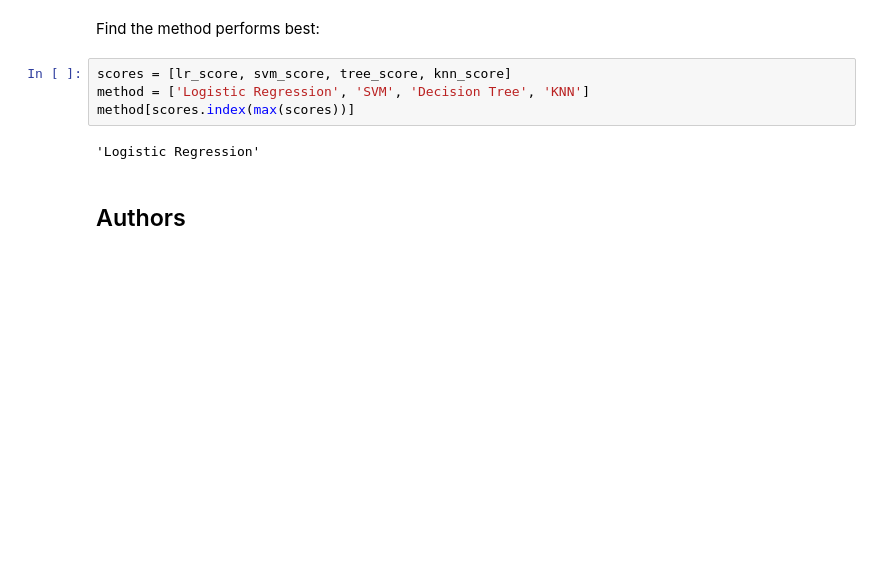
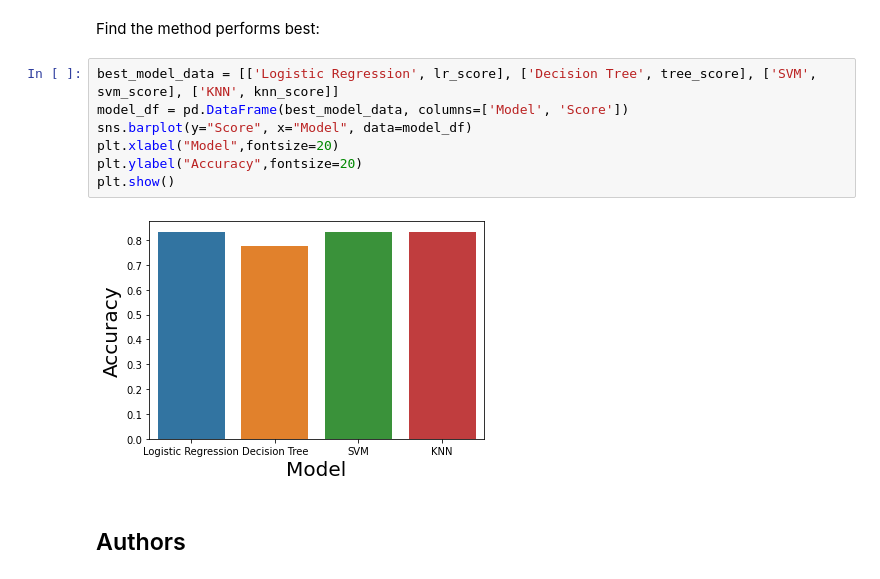
Before and after one commit to gincymathai/data-science, a Jupyter notebook: Machine Learning Preditction.ipynb, the cells around one changed output. Saved outputs shown, nothing was run; the diff lists cells and outputs as text; blank space fills up the shorter version.

```diff
--- a/Machine Learning Preditction.ipynb
+++ b/Machine Learning Preditction.ipynb
@@ -327,12 +327,15 @@ plot_confusion_matrix(Y_test,yhat)
 ## TASK  12
 # %% [markdown]
 Find the method performs best:
-# %%
-scores = [lr_score, svm_score, tree_score, knn_score]
-method = ['Logistic Regression', 'SVM', 'Decision Tree', 'KNN']
-method[scores.index(max(scores))]
-# %% [output]
-'Logistic Regression'
+# %%
+best_model_data = [['Logistic Regression', lr_score], ['Decision Tree', tree_score], ['SVM', svm_score], ['KNN', knn_score]]
+model_df = pd.DataFrame(best_model_data, columns=['Model', 'Score'])
+sns.barplot(y="Score", x="Model", data=model_df)
+plt.xlabel("Model",fontsize=20)
+plt.ylabel("Accuracy",fontsize=20)
+plt.show()
+# %% [output]
+[figure, added]
 # %% [markdown]
 ## Authors
 # %% [markdown]
```
